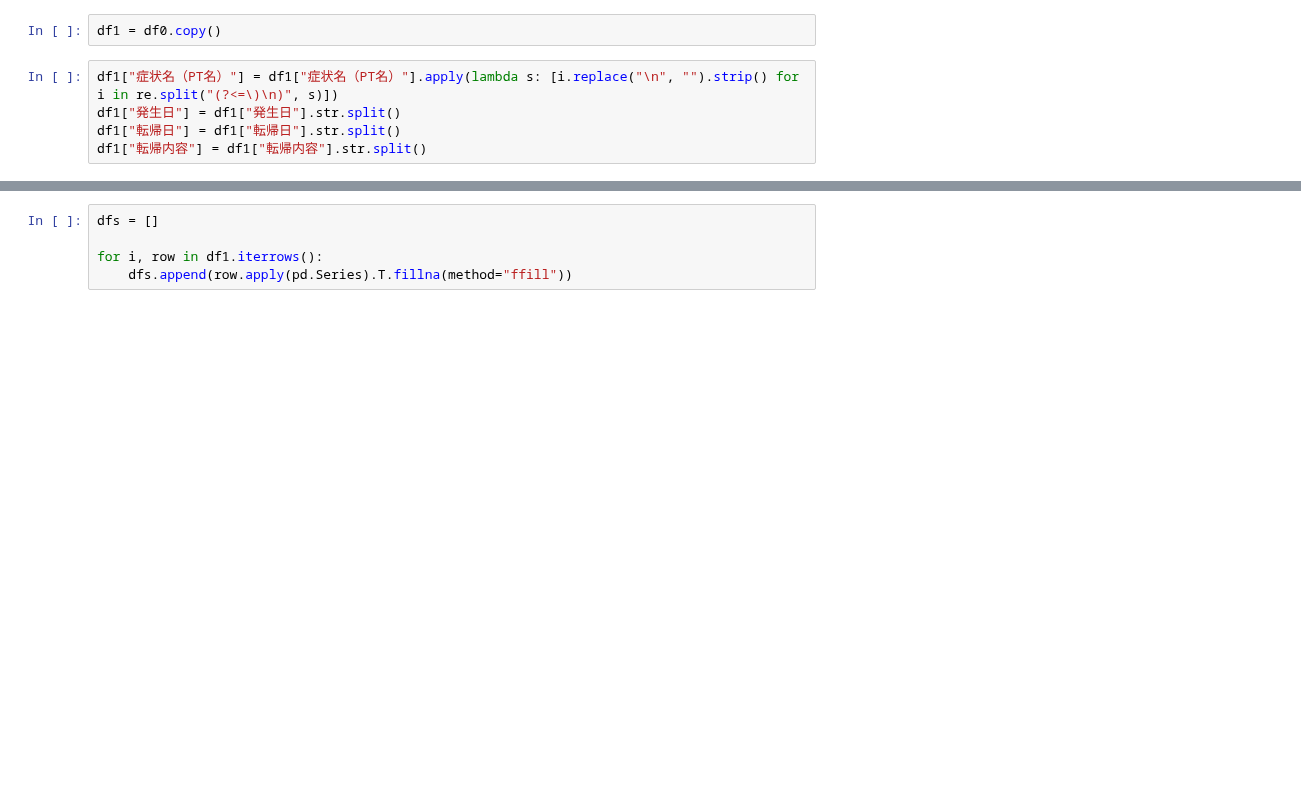
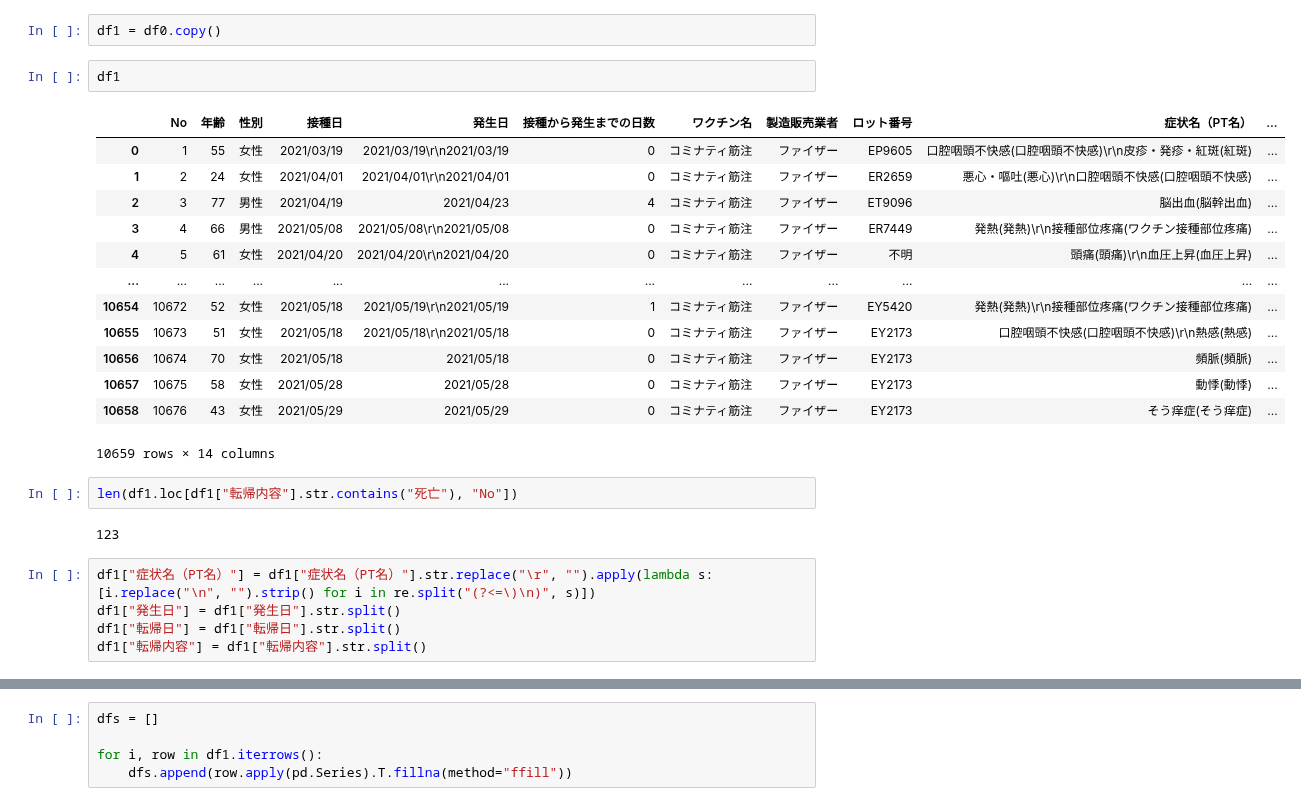
Before and after one commit to imabari/covid19-data, a Jupyter notebook: vaccine/副反応疑い報告集計.ipynb, the cells around one changed output, grey strips where cells are left out. Saved outputs shown, nothing was run; the diff lists cells and outputs as text; blank space fills up the shorter version.

```diff
--- a/vaccine/副反応疑い報告集計.ipynb
+++ b/vaccine/副反応疑い報告集計.ipynb
@@ -104,8 +104,28 @@ https://twitter.com/kanoekakihito/status/1397222333505486849
 https://github.com/kanoekakihito/tidy_mhlw_data/blob/main/20210523_%E6%96%B0%E5%9E%8B%E3%82%B3%E3%83%AD%E3%83%8A%E3%83%AF%E3%82%AF%E3%83%81%E3%83%B3%E5%89%AF%E5%8F%8D%E5%BF%9CCSV%E6%95%B4%E5%BD%A2.py
 # %%
 df1 = df0.copy()
+# %%
+df1
+# %% [output]
+|  | No | 年齢 | 性別 | 接種日 | 発生日 | 接種から発生までの日数 | ワクチン名 | 製造販売業者 | ロット番号 | 症状名（PT名） | ... |
+| 0 | 1 | 55 | 女性 | 2021/03/19 | 2021/03/19\r\n2021/03/19 | 0 | コミナティ筋注 | ファイザー | EP9605 | 口腔咽頭不快感(口腔咽頭不快感)\r\n皮疹・発疹・紅斑(紅斑) | ... |
+| 1 | 2 | 24 | 女性 | 2021/04/01 | 2021/04/01\r\n2021/04/01 | 0 | コミナティ筋注 | ファイザー | ER2659 | 悪心・嘔吐(悪心)\r\n口腔咽頭不快感(口腔咽頭不快感) | ... |
+| 2 | 3 | 77 | 男性 | 2021/04/19 | 2021/04/23 | 4 | コミナティ筋注 | ファイザー | ET9096 | 脳出血(脳幹出血) | ... |
+| 3 | 4 | 66 | 男性 | 2021/05/08 | 2021/05/08\r\n2021/05/08 | 0 | コミナティ筋注 | ファイザー | ER7449 | 発熱(発熱)\r\n接種部位疼痛(ワクチン接種部位疼痛) | ... |
+| 4 | 5 | 61 | 女性 | 2021/04/20 | 2021/04/20\r\n2021/04/20 | 0 | コミナティ筋注 | ファイザー | 不明 | 頭痛(頭痛)\r\n血圧上昇(血圧上昇) | ... |
+| ... | ... | ... | ... | ... | ... | ... | ... | ... | ... | ... | ... |
+| 10654 | 10672 | 52 | 女性 | 2021/05/18 | 2021/05/19\r\n2021/05/19 | 1 | コミナティ筋注 | ファイザー | EY5420 | 発熱(発熱)\r\n接種部位疼痛(ワクチン接種部位疼痛) | ... |
+| 10655 | 10673 | 51 | 女性 | 2021/05/18 | 2021/05/18\r\n2021/05/18 | 0 | コミナティ筋注 | ファイザー | EY2173 | 口腔咽頭不快感(口腔咽頭不快感)\r\n熱感(熱感) | ... |
+| 10656 | 10674 | 70 | 女性 | 2021/05/18 | 2021/05/18 | 0 | コミナティ筋注 | ファイザー | EY2173 | 頻脈(頻脈) | ... |
+| 10657 | 10675 | 58 | 女性 | 2021/05/28 | 2021/05/28 | 0 | コミナティ筋注 | ファイザー | EY2173 | 動悸(動悸) | ... |
+| 10658 | 10676 | 43 | 女性 | 2021/05/29 | 2021/05/29 | 0 | コミナティ筋注 | ファイザー | EY2173 | そう痒症(そう痒症) | ... |
+10659 rows × 14 columns
+# %%
+len(df1.loc[df1["転帰内容"].str.contains("死亡"), "No"])
+# %% [output]
+123
 # %%
-df1["症状名（PT名）"] = df1["症状名（PT名）"].apply(lambda s: [i.replace("\n", "").strip() for i in re.split("(?<=\)\n)", s)])
+df1["症状名（PT名）"] = df1["症状名（PT名）"].str.replace("\r", "").apply(lambda s: [i.replace("\n", "").strip() for i in re.split("(?<=\)\n)", s)])
 df1["発生日"] = df1["発生日"].str.split()
 df1["転帰日"] = df1["転帰日"].str.split()
 df1["転帰内容"] = df1["転帰内容"].str.split()
```
Also changed, not shown: parts of 17 cells of this notebook.
